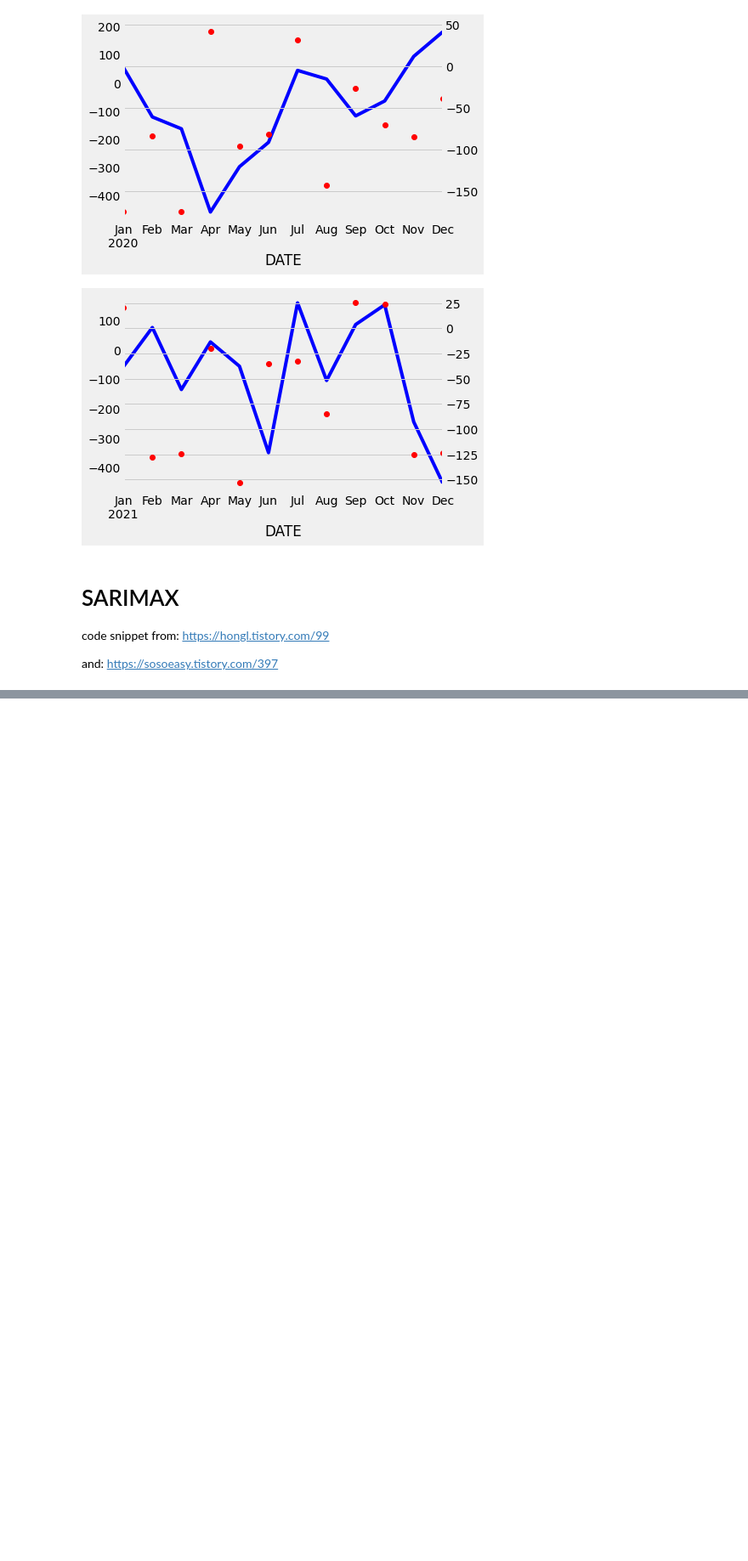
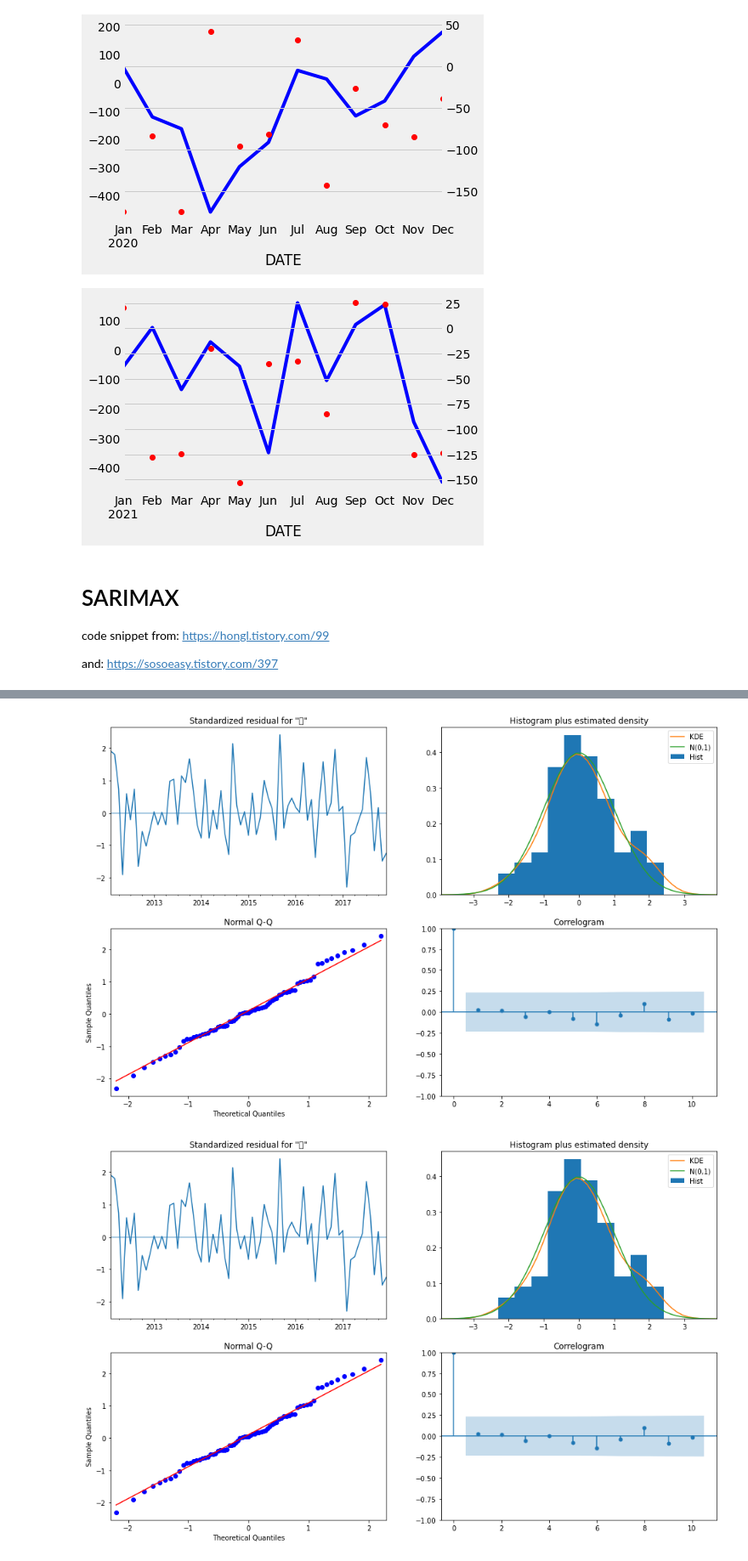
Before and after one commit to Soo-Im/PalmOil, a Jupyter notebook: ENSO-Palm_Prediction.ipynb, the cells around one changed output, grey strips where cells are left out. Shown at 85% size. Saved outputs shown, nothing was run; the diff lists cells and outputs as text; code cells hidden in the pictures; blank space fills up the shorter version.

Commit message:
SARIMAX 모델 피팅, 예측

```diff
--- a/ENSO-Palm_Prediction.ipynb
+++ b/ENSO-Palm_Prediction.ipynb
@@ -599,20 +593,0 @@ tscv = TimeSeriesSplit(n_splits = n_splits)
-# %%
-for train_index, test_index in tscv.split(X):
-#     print("TRAIN:", train_index, "TEST:", test_index)
-    X_train, X_test = X[train_index], X[test_index]
-    y_train, y_test = y[train_index], y[test_index]
-
-    regressor = RandomForestRegressor()
-    regressor.fit(np.array(X_train.tolist()).reshape(-1, 1), y_train)
-
-    y_pred = regressor.predict(np.array(X_test.tolist()).reshape(-1, 1))
-
-    print(regressor.score(np.array(X_test.tolist()).reshape(-1, 1), y_test))
-#     print('r2 score: ', r2_score(y_test, y_pred))
-
-    result_df = pd.concat([pd.DataFrame(y_test), pd.DataFrame(y_pred, index=y_test.index.copy())], axis = 1)
-    result_df.rename(columns = {0: 'predict'}, inplace = True)
-
-    plt.figure()
-    result_df.종가resd.plot(style = 'b-')
-    result_df.predict.plot(secondary_y = True, style = 'ro')
@@ -618,0 +597,15 @@ for train_index, test_index in tscv.split(X):
+# %%
+def datasplit_ts(raw, Y_colname, X_colname, criteria):
+    raw_train = raw.loc[raw.index < criteria,:]
+    raw_test = raw.loc[raw.index >= criteria,:]
+    Y_train = raw_train[Y_colname]
+    X_train = raw_train[X_colname]
+    Y_test = raw_test[Y_colname]
+    X_test = raw_test[X_colname]
+    print('Train_size:', raw_train.shape, 'Test_size:', raw_test.shape)
+    print('X_train:', X_train.shape, 'Y_train:', Y_train.shape)
+    print('X_test:', X_test.shape, 'Y_test:', Y_test.shape)
+    return X_train, X_test, Y_train, Y_test
+# X_train, X_test, Y_train, Y_test = datasplit_ts(raw_fe, Y_colname, X_colname, '2012-07-01')
+# %%
+X_train, X_test, y_train, y_test = datasplit_ts(data, '종가', 'nino-1', '2018-01-01')
@@ -618,0 +675,8 @@ for train_index, test_index in tscv.split(X):
+# %%
+# Best SARIMAX(0, 0, 0)x(2, 0, 1, 12)12 model - AIC:8.0
+## Define SARIMAX model and fit it to the data
+mdl = SARIMAX(endog=y_train, order=(2, 1, 0),
+            seasonal_order=(2, 1, 0, 12),
+            enforce_stationarity=True,
+            enforce_invertibility=True)
+res = mdl.fit()
@@ -618,0 +706,5 @@ for train_index, test_index in tscv.split(X):
+# %%
+res.plot_diagnostics(figsize=(16, 10))
+# %% [output]
+[figure, added]
+[figure, added]
```
Also changed, not shown: parts of 12 cells of this notebook.
